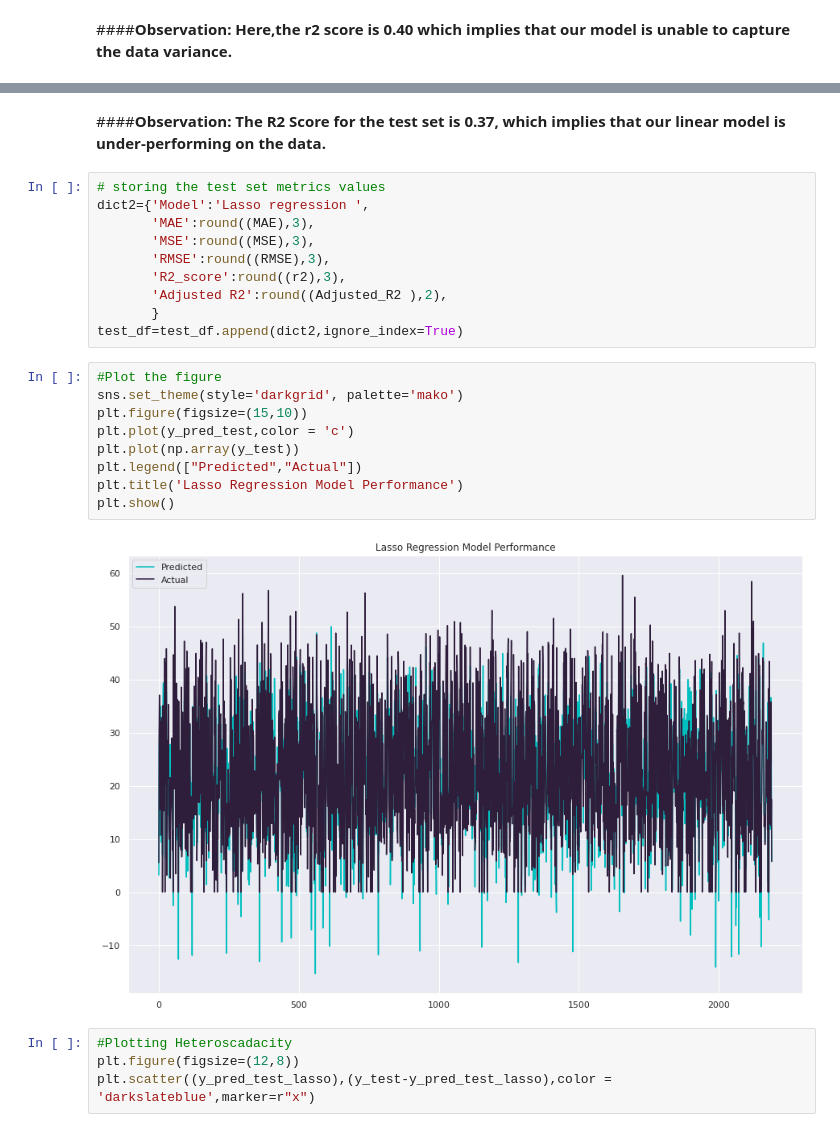
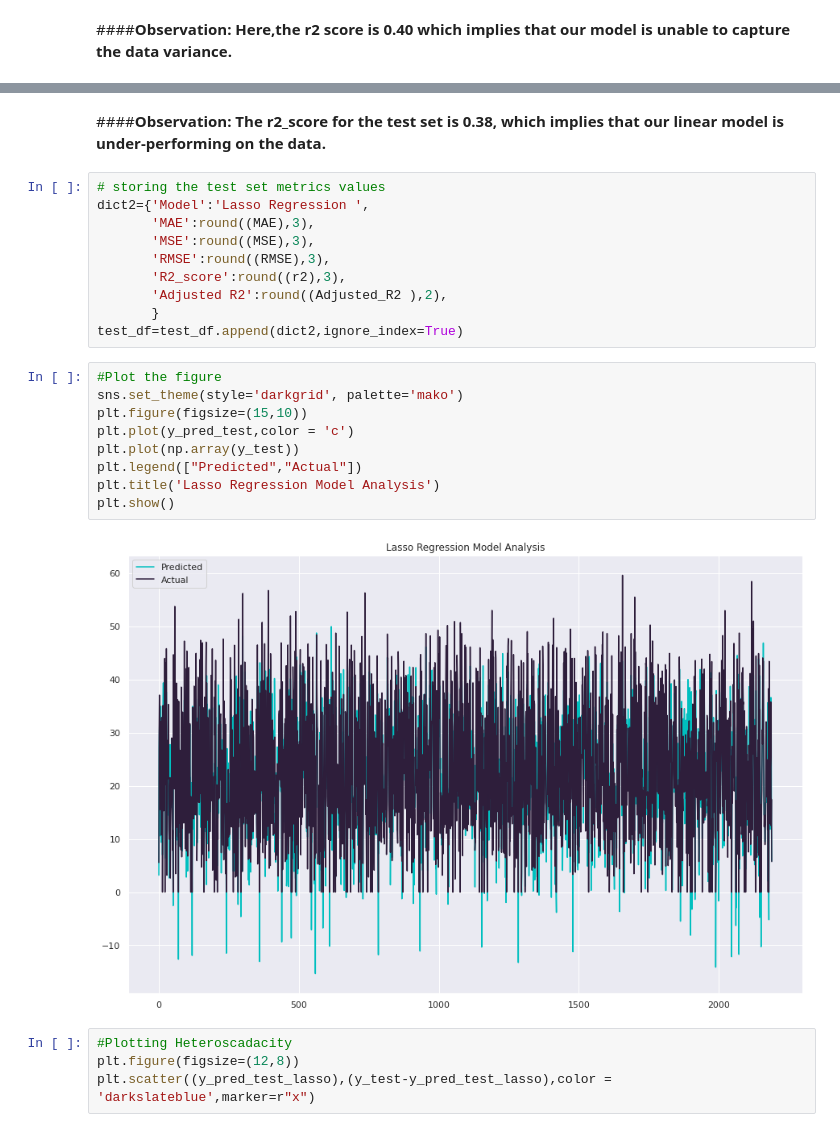
Before and after one commit to gauravmalakar08/Bike-Sharing-Demand-Prediction, a Jupyter notebook: Bike_Sharing_Demand_Prediction_2_Capstone_Project.ipynb, the cells around one changed output, grey strips where cells are left out. Saved outputs shown, nothing was run; the diff lists cells and outputs as text.

```diff
--- a/Bike_Sharing_Demand_Prediction_2_Capstone_Project.ipynb
+++ b/Bike_Sharing_Demand_Prediction_2_Capstone_Project.ipynb
@@ -723,10 +742,10 @@ R2 : 0.3790948090507755
 Adjusted R2 : 0.36547083894124544
 # %% [markdown]
 ####**Observation:**
-**The R2 Score for the test set is 0.37, which implies that our linear model is under-performing on the data.**
+**The r2_score for the test set is 0.38, which implies that our linear model is under-performing on the data.**
 # %%
 # storing the test set metrics values
-dict2={'Model':'Lasso regression ',
+dict2={'Model':'Lasso Regression ',
        'MAE':round((MAE),3),
        'MSE':round((MSE),3),
        'RMSE':round((RMSE),3),
@@ -737,14 +756,14 @@ test_df=test_df.append(dict2,ignore_index=True)
 # %%
 #Plot the figure
 sns.set_theme(style='darkgrid', palette='mako')
 plt.figure(figsize=(15,10))
 plt.plot(y_pred_test,color = 'c')
 plt.plot(np.array(y_test))
 plt.legend(["Predicted","Actual"])
-plt.title('Lasso Regression Model Performance')
+plt.title('Lasso Regression Model Analysis')
 plt.show()
 # %% [output]
-[figure, old version]
+[figure, new version]
 # %%
 #Plotting Heteroscadacity
 plt.figure(figsize=(12,8))
```
Also changed, not shown: parts of 52 cells of this notebook.
